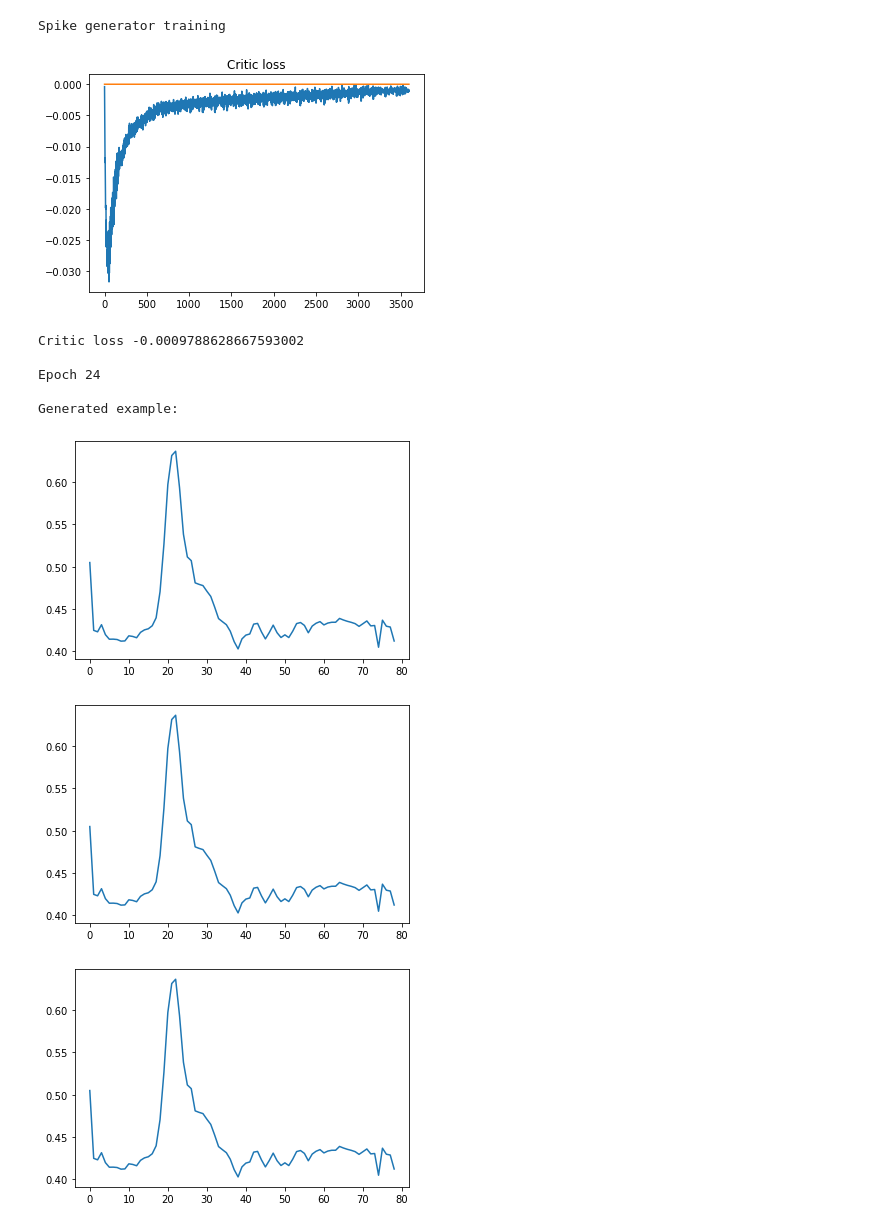
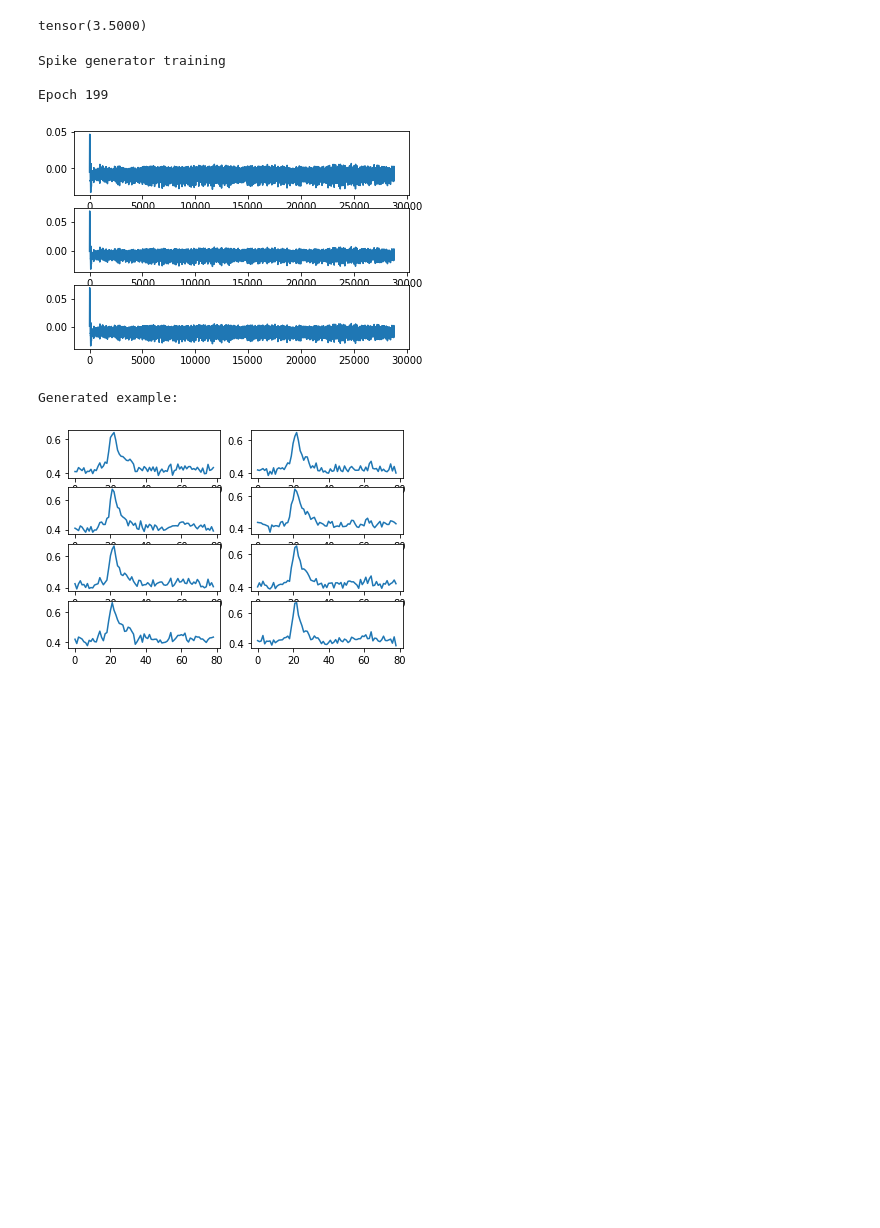
Before and after one commit to AlexDodon/sourceseparation_misc, a Jupyter notebook: time_series.ipynb, the cells around one changed output. Drawn from its saved outputs; the diff is of its cells as text; code cells hidden in the pictures; blank space fills up the shorter version.

```diff
--- a/time_series.ipynb
+++ b/time_series.ipynb
@@ -14,31 +14,43 @@ loader1, loader2, loader_mix_val, vallabel, loader_mix_test, testlabel = preproc
     noiseDim,
     batchSize
 )
+# %%
+
+import torch.nn as nn
+import matplotlib.pyplot as plt
+import torch.optim as optim
+import torch
+from torch.autograd import Variable
+
+from torchgan.layers import MinibatchDiscrimination1d
+
+import copy
+device = torch.device("cuda" if torch.cuda.is_available() else "cpu")
+
+torch.mean(torch.FloatTensor([1,2,3,4,5,6]))
+# %% [output]
+tensor(3.5000)
 # %%
 # declares and trains the gan for spikes
 
 gen1 = gans.Generator(inputSize=noiseDim, hiddenSize=79, outputSize=79)
-critic1 = gans.Critic(inputSize=79, hiddenSize=50)
+critic1 = gans.Critic(inputSize=79,hiddenSize=50)
 
 print("Spike generator training")
 
 gans.adversarial_trainer(
     train_loader = loader1,
     generator = gen1,
     critic = critic1,
     batchSize = batchSize,
     noiseDim = noiseDim,
-    epochs = 25,
-    printEpochs = 25
+    epochs = 200,
+    printEpochs = 200
 )
 # %% [output]
 Spike generator training
+
+Epoch 199
-[figure, old version]
+[figure, new version]
-Critic loss -0.0009788628667593002
-
-Epoch 24
-
 Generated example:
-[figure, old version]
+[figure, new version]
-[figure, removed]
-[figure, removed]
```
Also changed, not shown: parts of 5 cells of this notebook, 2 other files.
